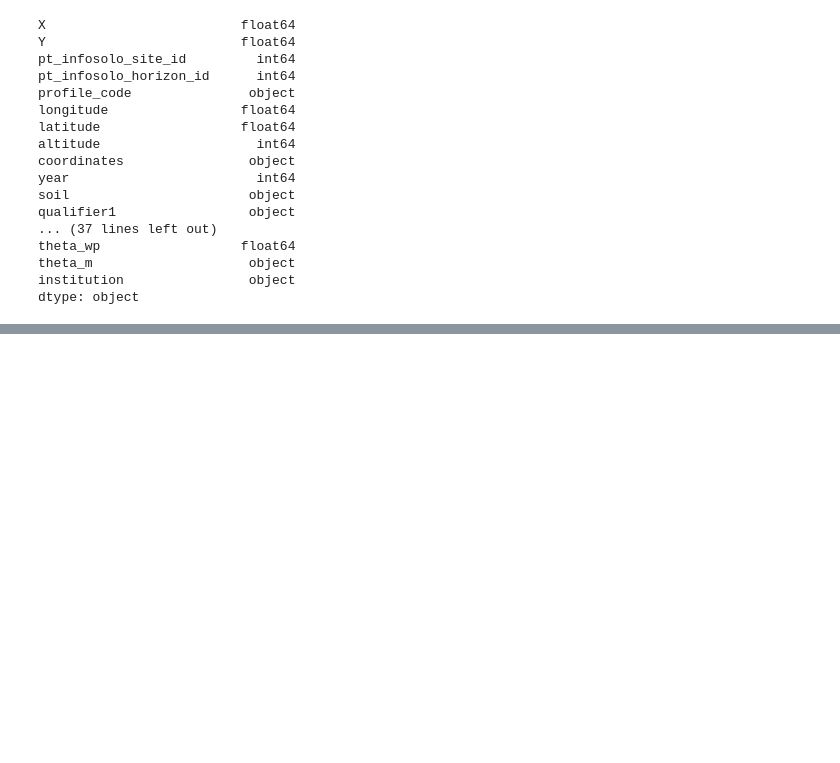
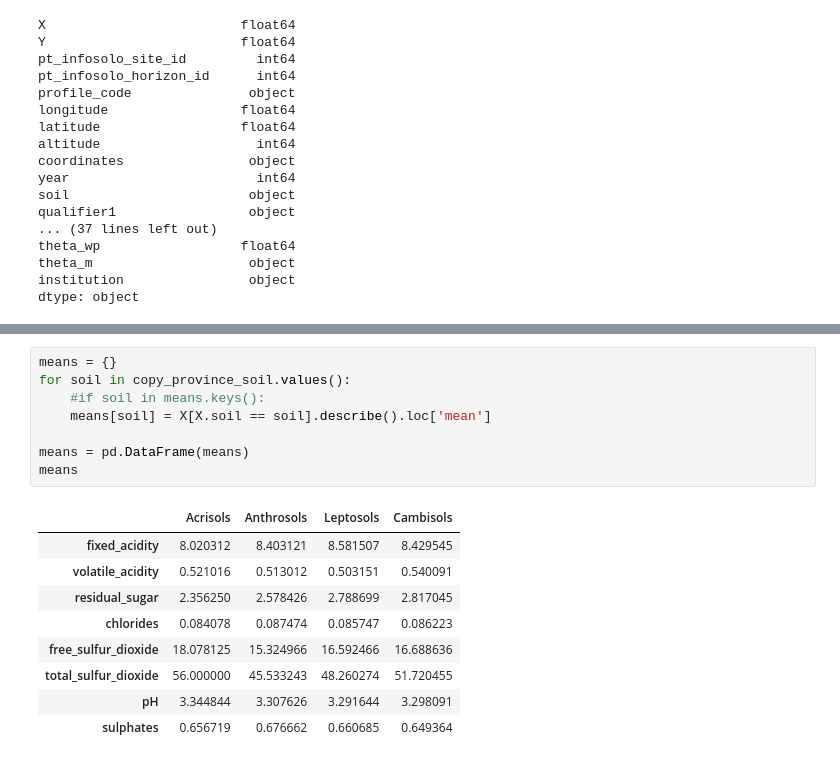
Before and after one commit to Johanvandeglind/cm_red_wine_group_7, a Jupyter notebook: Test_Geo.ipynb, the cells around one changed output, grey strips where cells are left out. Drawn from its saved outputs; the diff is of its cells as text; blank space fills up the shorter version.

```diff
--- a/Test_Geo.ipynb
+++ b/Test_Geo.ipynb
@@ -131,0 +434,18 @@ Created in <span style='font-weight:600;margin-left:4px;'>Deepnote</span></a>
+# %%
+means = {}
+for soil in copy_province_soil.values():
+    #if soil in means.keys():
+    means[soil] = X[X.soil == soil].describe().loc['mean']
+
+means = pd.DataFrame(means)
+means
+# %% [output]
+|  | Acrisols | Anthrosols | Leptosols | Cambisols |
+| fixed_acidity | 8.020312 | 8.403121 | 8.581507 | 8.429545 |
+| volatile_acidity | 0.521016 | 0.513012 | 0.503151 | 0.540091 |
+| residual_sugar | 2.356250 | 2.578426 | 2.788699 | 2.817045 |
+| chlorides | 0.084078 | 0.087474 | 0.085747 | 0.086223 |
+| free_sulfur_dioxide | 18.078125 | 15.324966 | 16.592466 | 16.688636 |
+| total_sulfur_dioxide | 56.000000 | 45.533243 | 48.260274 | 51.720455 |
+| pH | 3.344844 | 3.307626 | 3.291644 | 3.298091 |
+| sulphates | 0.656719 | 0.676662 | 0.660685 | 0.649364 |
```
Also changed, not shown: parts of 31 cells of this notebook, 6 other files.
